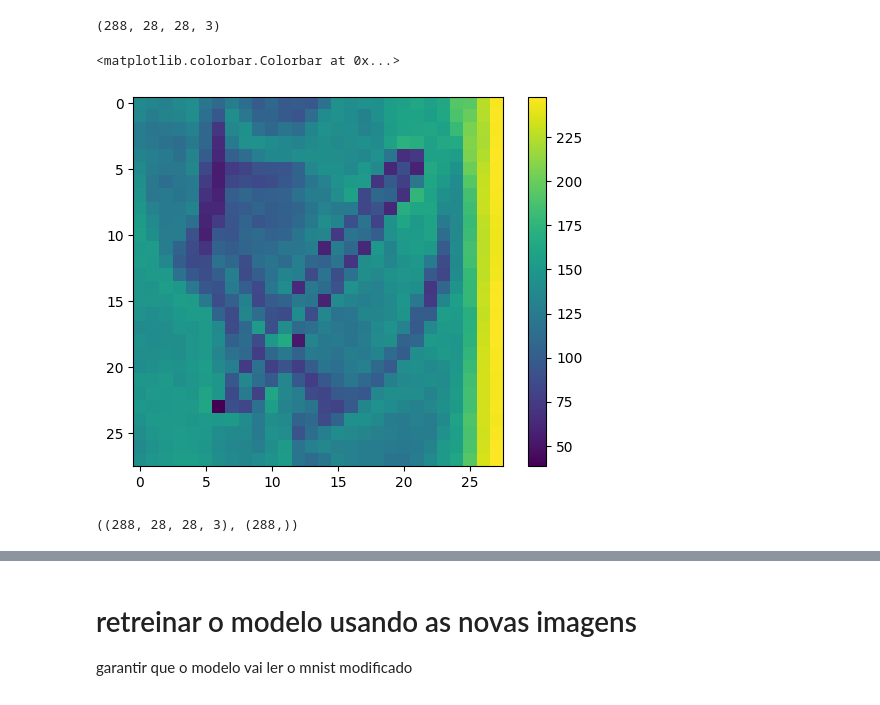
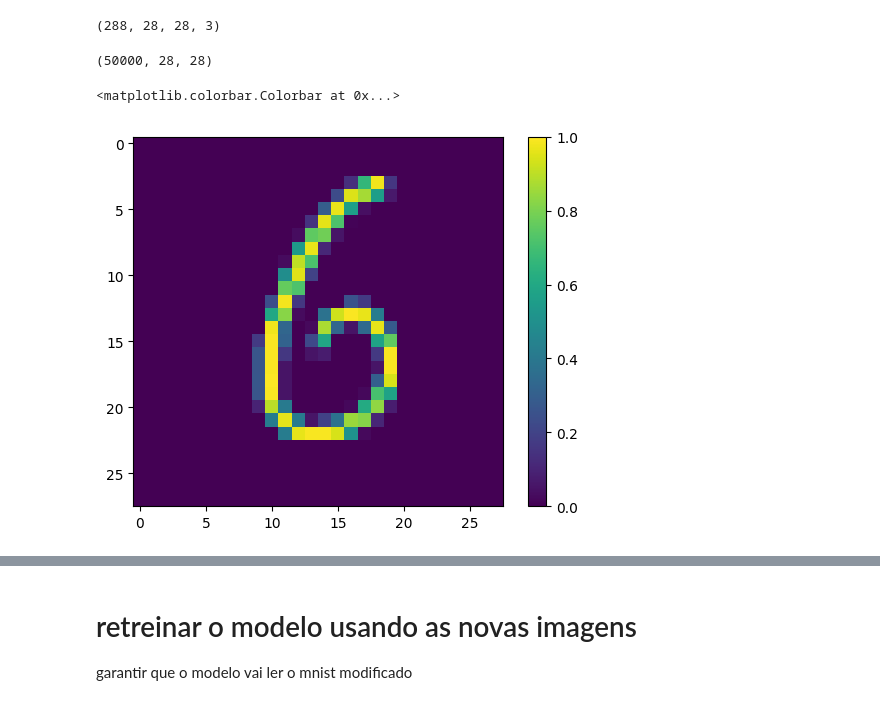
Before and after one commit to levyvix/tccer, a Jupyter notebook: passing.ipynb, the cells around one changed output, grey strips where cells are left out. Saved outputs shown, nothing was run; the diff lists cells and outputs as text; code cells hidden in the pictures.

Commit message:
passing with mnist background 2d

```diff
--- a/passing.ipynb
+++ b/passing.ipynb
@@ -260,7 +289,7 @@ Epoch 10/10
 <keras.callbacks.History at 0x...>
 # %%
-x_test = tf.tile(x_test, [1, 1, 1, 3])
-x_train = tf.tile(x_train, [1, 1, 1, 3])
+# x_test = tf.tile(x_test, [1, 1, 1, 3])
+# x_train = tf.tile(x_train, [1, 1, 1, 3])
 # %%
 
 model_embeddings_train = triplet_model.layers[3].predict(x_train)
@@ -395,13 +423,13 @@ TensorShape([60000, 28, 28, 3])
 x_train_m.shape
 # %% [output]
 (288, 28, 28, 3)
+# %%
+mnist_back_train_data.shape
+# %% [output]
+(50000, 28, 28)
 # %%
-plt.imshow(x_train_m[40].mean(axis=-1))
+plt.imshow(x_train[18])
 plt.colorbar()
 # %% [output]
 <matplotlib.colorbar.Colorbar at 0x...>
-[figure, old version]
+[figure, new version]
-# %%
-x_train_m.shape, y_train_m.shape
-# %% [output]
-((288, 28, 28, 3), (288,))
```
Also changed, not shown: parts of 27 cells of this notebook, 1 other file.
